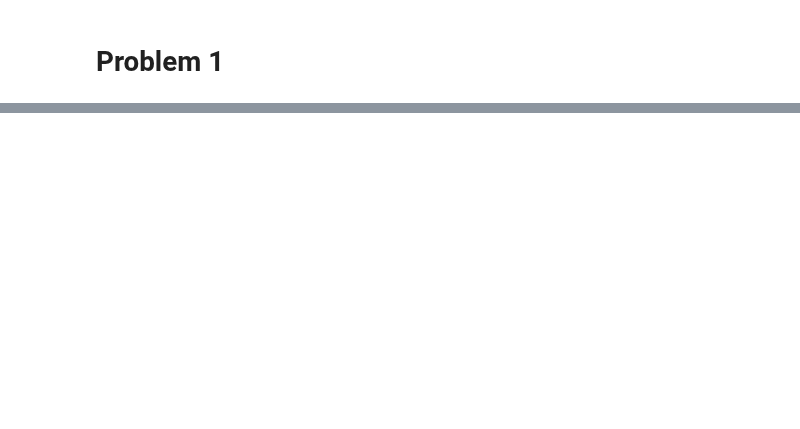
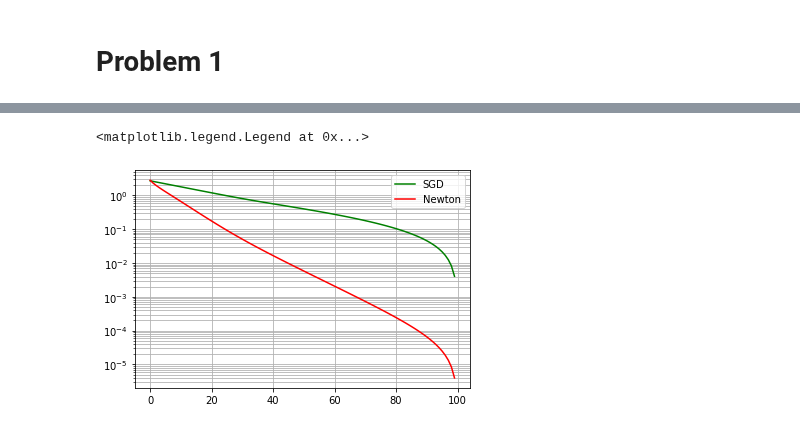
Before and after one commit to singwang-cn/The_first_pattern_recognition, a Jupyter notebook: advanced_ml_mid_assignment.ipynb, the cells around one changed output, grey strips where cells are left out. Cells and saved outputs as stored; diff of their text form; code cells hidden in the pictures; blank space fills up the shorter version.

```diff
--- a/advanced_ml_mid_assignment.ipynb
+++ b/advanced_ml_mid_assignment.ipynb
@@ -59,0 +159,9 @@ plt.plot(loss_hist_newton)
+# %%
+#Semilog Plot
+plt.grid(True, which="both")
+plt.semilogy(diff_sgd, c='g', label="SGD")
+plt.semilogy(diff_newton, c='r', label="Newton")
+plt.legend()
+# %% [output]
+<matplotlib.legend.Legend at 0x...>
+[figure, added]
```
Also changed, not shown: parts of 11 cells of this notebook.
